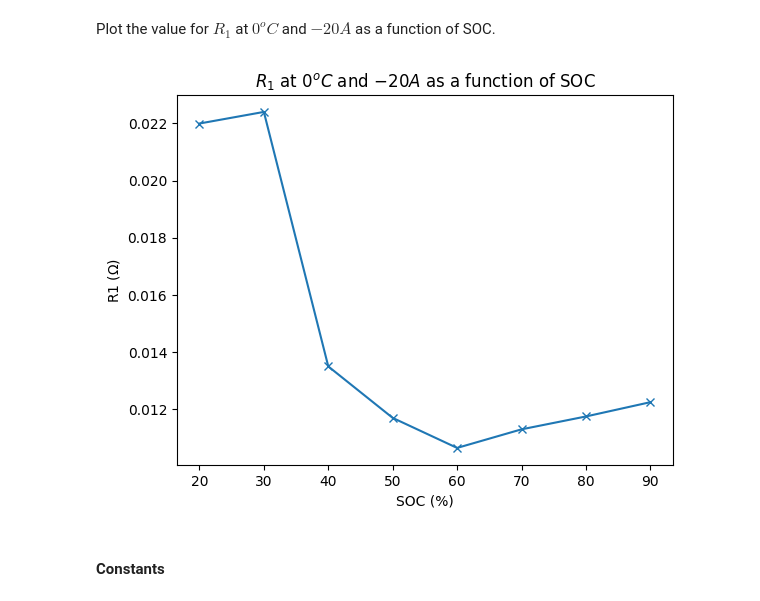
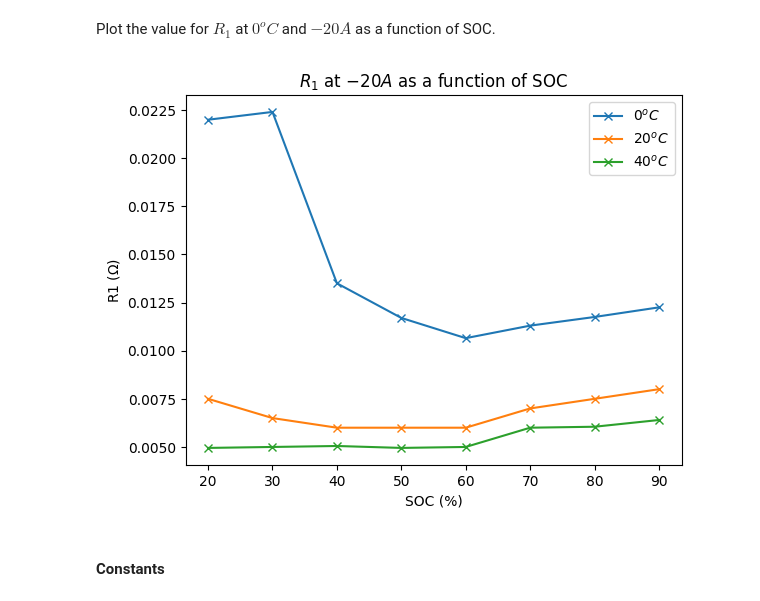
Before and after one commit to sunfanyi/modelling-of-lithium-ion-batteries, a Jupyter notebook: part_3.9.ipynb, the cells around one changed output. Saved outputs shown, nothing was run; the diff lists cells and outputs as text; code cells hidden in the pictures.

```diff
--- a/part_3.9.ipynb
+++ b/part_3.9.ipynb
@@ -192,16 +194,21 @@ display(HTML(html))
 Plot the value for $R_1$ at $0^oC$ and $-20A$ as a function of SOC.
 # %%
 idx_20 = np.where(np.abs(I_peaks[0, 0]-(20)) < 0.01)[0][0]
-SOC_plot = np.arange(0.9, 0.1, -0.1)
-R1_plot = R1_tab[0, :, idx_20]
+SOC_plot = np.arange(0.9, 0.1, -0.1) * 100
+R1_plot0 = R1_tab[0, :, idx_20]
+R1_plot20 = R1_tab[1, :, idx_20]
+R1_plot40 = R1_tab[2, :, idx_20]
 
-plt.plot(SOC_plot*100, R1_plot, '-x')
+plt.plot(SOC_plot, R1_plot0, '-x', label='$0^oC$')
+plt.plot(SOC_plot, R1_plot20, '-x', label='$20^oC$')
+plt.plot(SOC_plot, R1_plot40, '-x', label='$40^oC$')
 plt.xlabel('SOC (%)')
 plt.ylabel('R1 ($\Omega$)')
-plt.title('$R_1$ at $0^oC$ and $-20A$ as a function of SOC')
+plt.legend()
+plt.title('$R_1$ at $-20A$ as a function of SOC')
 plt.show()
 # %% [output]
-[figure, old version]
+[figure, new version]
 # %% [markdown]
 #### Constants
 # %%
```
Also changed, not shown: parts of 6 cells of this notebook.
